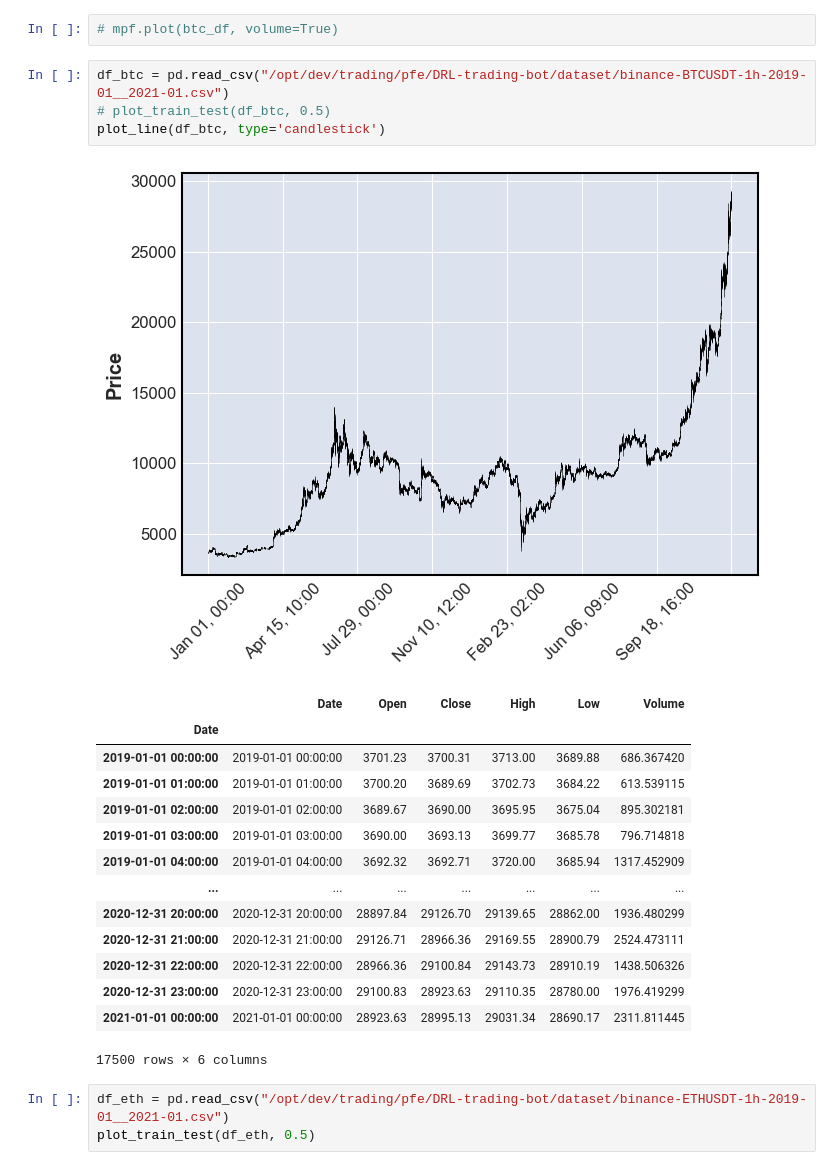
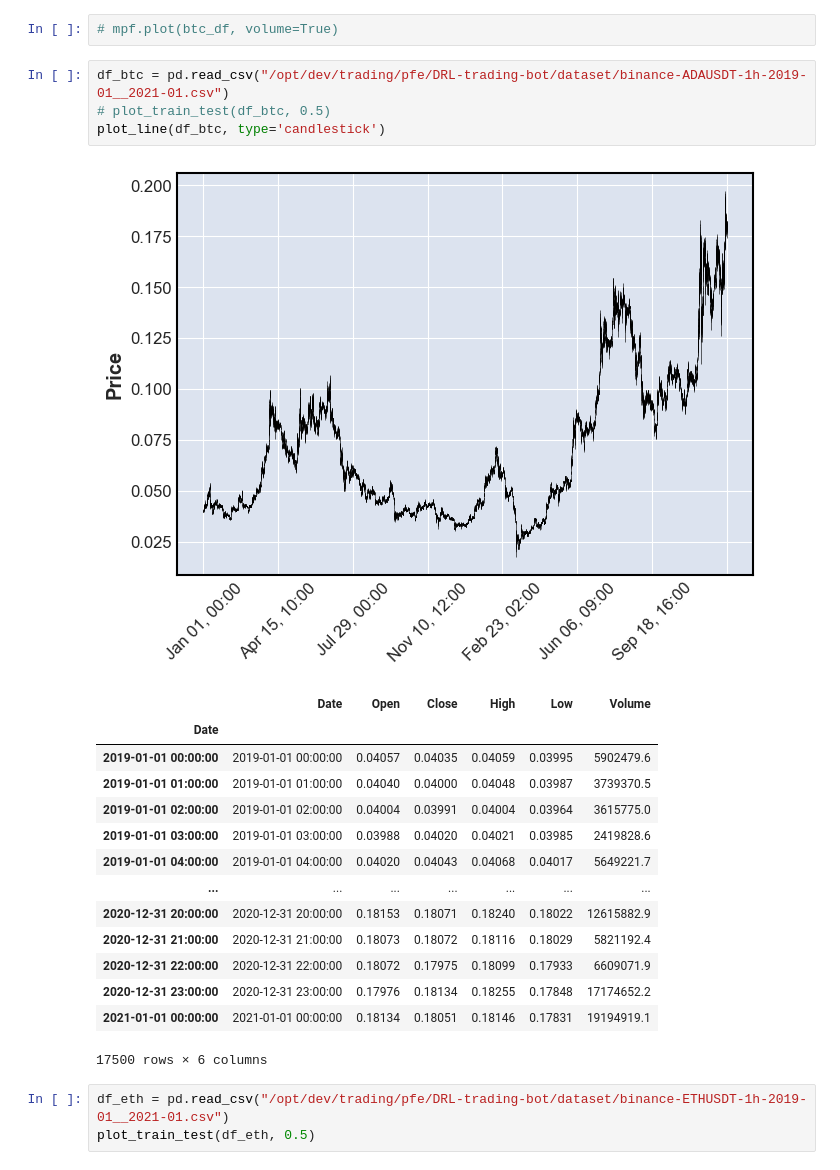
Before and after one commit to roiacult/DRL-trading-bot, a Jupyter notebook: expirements/test.ipynb, the cells around one changed output. Cells and saved outputs as stored; diff of their text form.

```diff
--- a/expirements/test.ipynb
+++ b/expirements/test.ipynb
@@ -40,24 +40,24 @@ def plot_train_test(df, split_percent=0.5):
 # %%
 # mpf.plot(btc_df, volume=True)
 # %%
-df_btc = pd.read_csv("/opt/dev/trading/pfe/DRL-trading-bot/dataset/binance-BTCUSDT-1h-2019-01__2021-01.csv")
+df_btc = pd.read_csv("/opt/dev/trading/pfe/DRL-trading-bot/dataset/binance-ADAUSDT-1h-2019-01__2021-01.csv")
 # plot_train_test(df_btc, 0.5)
 plot_line(df_btc, type='candlestick')
 # %% [output]
-[figure, old version]
+[figure, new version]
 |  | Date | Open | Close | High | Low | Volume |
 | Date |  |  |  |  |  |  |
-| 2019-01-01 00:00:00 | 2019-01-01 00:00:00 | 3701.23 | 3700.31 | 3713.00 | 3689.88 | 686.367420 |
-| 2019-01-01 01:00:00 | 2019-01-01 01:00:00 | 3700.20 | 3689.69 | 3702.73 | 3684.22 | 613.539115 |
-| 2019-01-01 02:00:00 | 2019-01-01 02:00:00 | 3689.67 | 3690.00 | 3695.95 | 3675.04 | 895.302181 |
-| 2019-01-01 03:00:00 | 2019-01-01 03:00:00 | 3690.00 | 3693.13 | 3699.77 | 3685.78 | 796.714818 |
-| 2019-01-01 04:00:00 | 2019-01-01 04:00:00 | 3692.32 | 3692.71 | 3720.00 | 3685.94 | 1317.452909 |
+| 2019-01-01 00:00:00 | 2019-01-01 00:00:00 | 0.04057 | 0.04035 | 0.04059 | 0.03995 | 5902479.6 |
+| 2019-01-01 01:00:00 | 2019-01-01 01:00:00 | 0.04040 | 0.04000 | 0.04048 | 0.03987 | 3739370.5 |
+| 2019-01-01 02:00:00 | 2019-01-01 02:00:00 | 0.04004 | 0.03991 | 0.04004 | 0.03964 | 3615775.0 |
+| 2019-01-01 03:00:00 | 2019-01-01 03:00:00 | 0.03988 | 0.04020 | 0.04021 | 0.03985 | 2419828.6 |
+| 2019-01-01 04:00:00 | 2019-01-01 04:00:00 | 0.04020 | 0.04043 | 0.04068 | 0.04017 | 5649221.7 |
 | ... | ... | ... | ... | ... | ... | ... |
-| 2020-12-31 20:00:00 | 2020-12-31 20:00:00 | 28897.84 | 29126.70 | 29139.65 | 28862.00 | 1936.480299 |
-| 2020-12-31 21:00:00 | 2020-12-31 21:00:00 | 29126.71 | 28966.36 | 29169.55 | 28900.79 | 2524.473111 |
-| 2020-12-31 22:00:00 | 2020-12-31 22:00:00 | 28966.36 | 29100.84 | 29143.73 | 28910.19 | 1438.506326 |
-| 2020-12-31 23:00:00 | 2020-12-31 23:00:00 | 29100.83 | 28923.63 | 29110.35 | 28780.00 | 1976.419299 |
-| 2021-01-01 00:00:00 | 2021-01-01 00:00:00 | 28923.63 | 28995.13 | 29031.34 | 28690.17 | 2311.811445 |
+| 2020-12-31 20:00:00 | 2020-12-31 20:00:00 | 0.18153 | 0.18071 | 0.18240 | 0.18022 | 12615882.9 |
+| 2020-12-31 21:00:00 | 2020-12-31 21:00:00 | 0.18073 | 0.18072 | 0.18116 | 0.18029 | 5821192.4 |
+| 2020-12-31 22:00:00 | 2020-12-31 22:00:00 | 0.18072 | 0.17975 | 0.18099 | 0.17933 | 6609071.9 |
+| 2020-12-31 23:00:00 | 2020-12-31 23:00:00 | 0.17976 | 0.18134 | 0.18255 | 0.17848 | 17174652.2 |
+| 2021-01-01 00:00:00 | 2021-01-01 00:00:00 | 0.18134 | 0.18051 | 0.18146 | 0.17831 | 19194919.1 |
 17500 rows × 6 columns
 # %%
 df_eth = pd.read_csv("/opt/dev/trading/pfe/DRL-trading-bot/dataset/binance-ETHUSDT-1h-2019-01__2021-01.csv")
```
Also changed, not shown: 2 other files.
